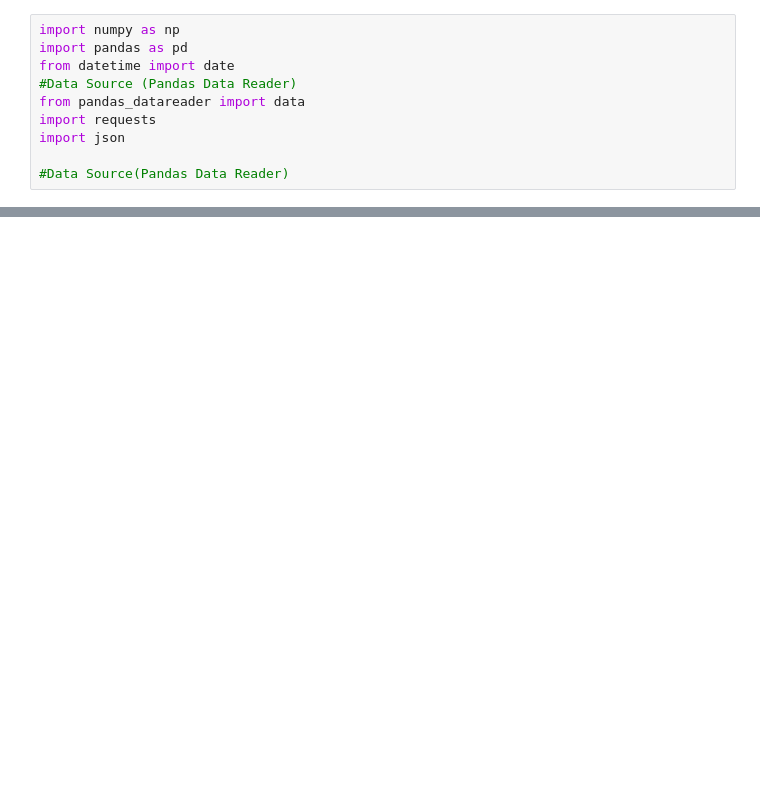
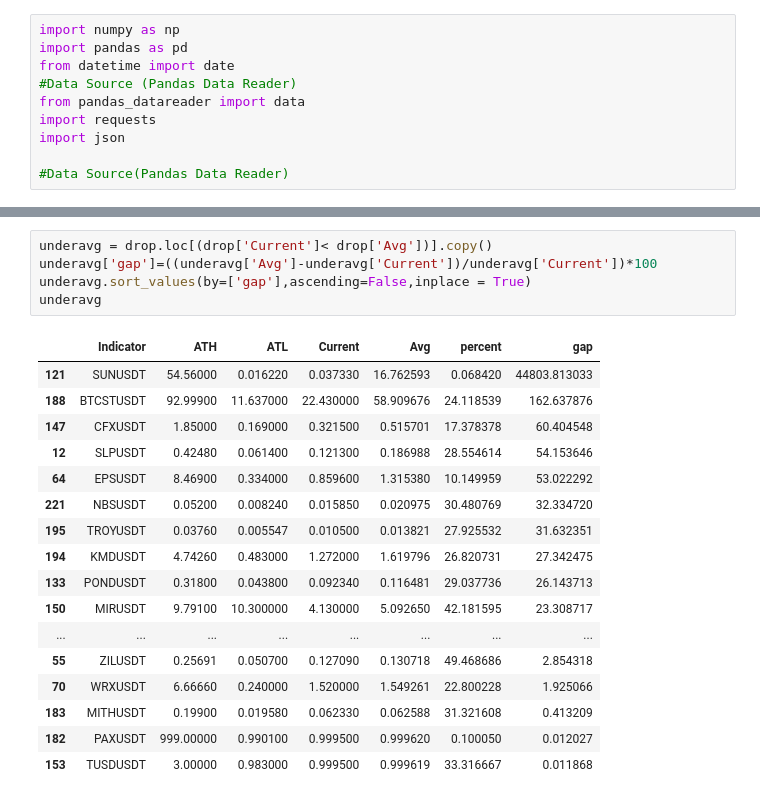
Before and after one commit to hjabbour/ML, a Jupyter notebook: HighLowBinanceList.ipynb, the cells around one changed output, grey strips where cells are left out. Cells and saved outputs as stored; diff of their text form; blank space fills up the shorter version.

```diff
--- a/HighLowBinanceList.ipynb
+++ b/HighLowBinanceList.ipynb
@@ -154,0 +156,23 @@ drop
+# %%
+underavg = drop.loc[(drop['Current']< drop['Avg'])].copy()
+underavg['gap']=((underavg['Avg']-underavg['Current'])/underavg['Current'])*100
+underavg.sort_values(by=['gap'],ascending=False,inplace = True)
+underavg
+# %% [output]
+|  | Indicator | ATH | ATL | Current | Avg | percent | gap |
+| 121 | SUNUSDT | 54.56000 | 0.016220 | 0.037330 | 16.762593 | 0.068420 | 44803.813033 |
+| 188 | BTCSTUSDT | 92.99900 | 11.637000 | 22.430000 | 58.909676 | 24.118539 | 162.637876 |
+| 147 | CFXUSDT | 1.85000 | 0.169000 | 0.321500 | 0.515701 | 17.378378 | 60.404548 |
+| 12 | SLPUSDT | 0.42480 | 0.061400 | 0.121300 | 0.186988 | 28.554614 | 54.153646 |
+| 64 | EPSUSDT | 8.46900 | 0.334000 | 0.859600 | 1.315380 | 10.149959 | 53.022292 |
+| 221 | NBSUSDT | 0.05200 | 0.008240 | 0.015850 | 0.020975 | 30.480769 | 32.334720 |
+| 195 | TROYUSDT | 0.03760 | 0.005547 | 0.010500 | 0.013821 | 27.925532 | 31.632351 |
+| 194 | KMDUSDT | 4.74260 | 0.483000 | 1.272000 | 1.619796 | 26.820731 | 27.342475 |
+| 133 | PONDUSDT | 0.31800 | 0.043800 | 0.092340 | 0.116481 | 29.037736 | 26.143713 |
+| 150 | MIRUSDT | 9.79100 | 10.300000 | 4.130000 | 5.092650 | 42.181595 | 23.308717 |
+| ... | ... | ... | ... | ... | ... | ... | ... |
+| 55 | ZILUSDT | 0.25691 | 0.050700 | 0.127090 | 0.130718 | 49.468686 | 2.854318 |
+| 70 | WRXUSDT | 6.66660 | 0.240000 | 1.520000 | 1.549261 | 22.800228 | 1.925066 |
+| 183 | MITHUSDT | 0.19900 | 0.019580 | 0.062330 | 0.062588 | 31.321608 | 0.413209 |
+| 182 | PAXUSDT | 999.00000 | 0.990100 | 0.999500 | 0.999620 | 0.100050 | 0.012027 |
+| 153 | TUSDUSDT | 3.00000 | 0.983000 | 0.999500 | 0.999619 | 33.316667 | 0.011868 |
```
Also changed, not shown: parts of 5 cells of this notebook.
